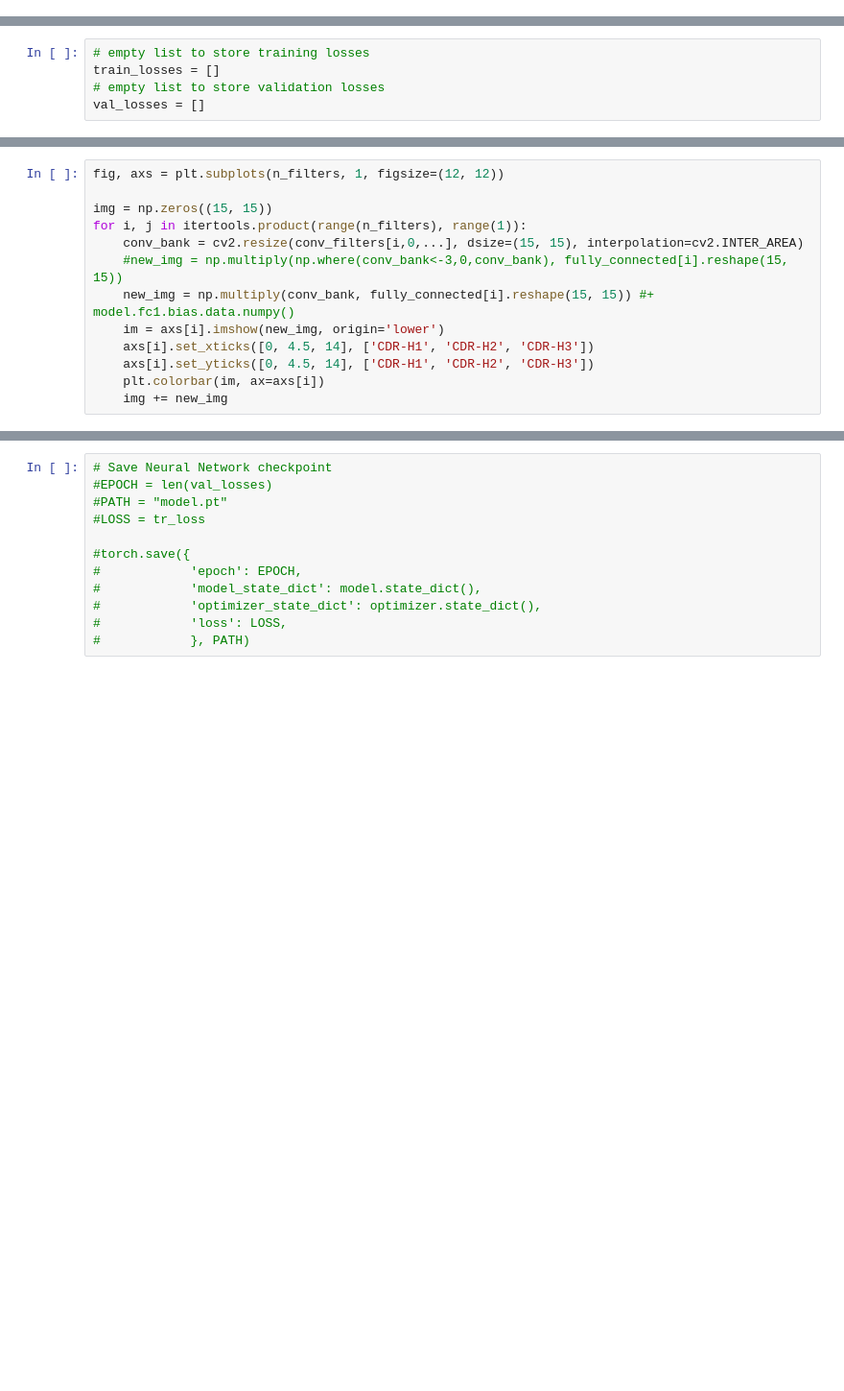
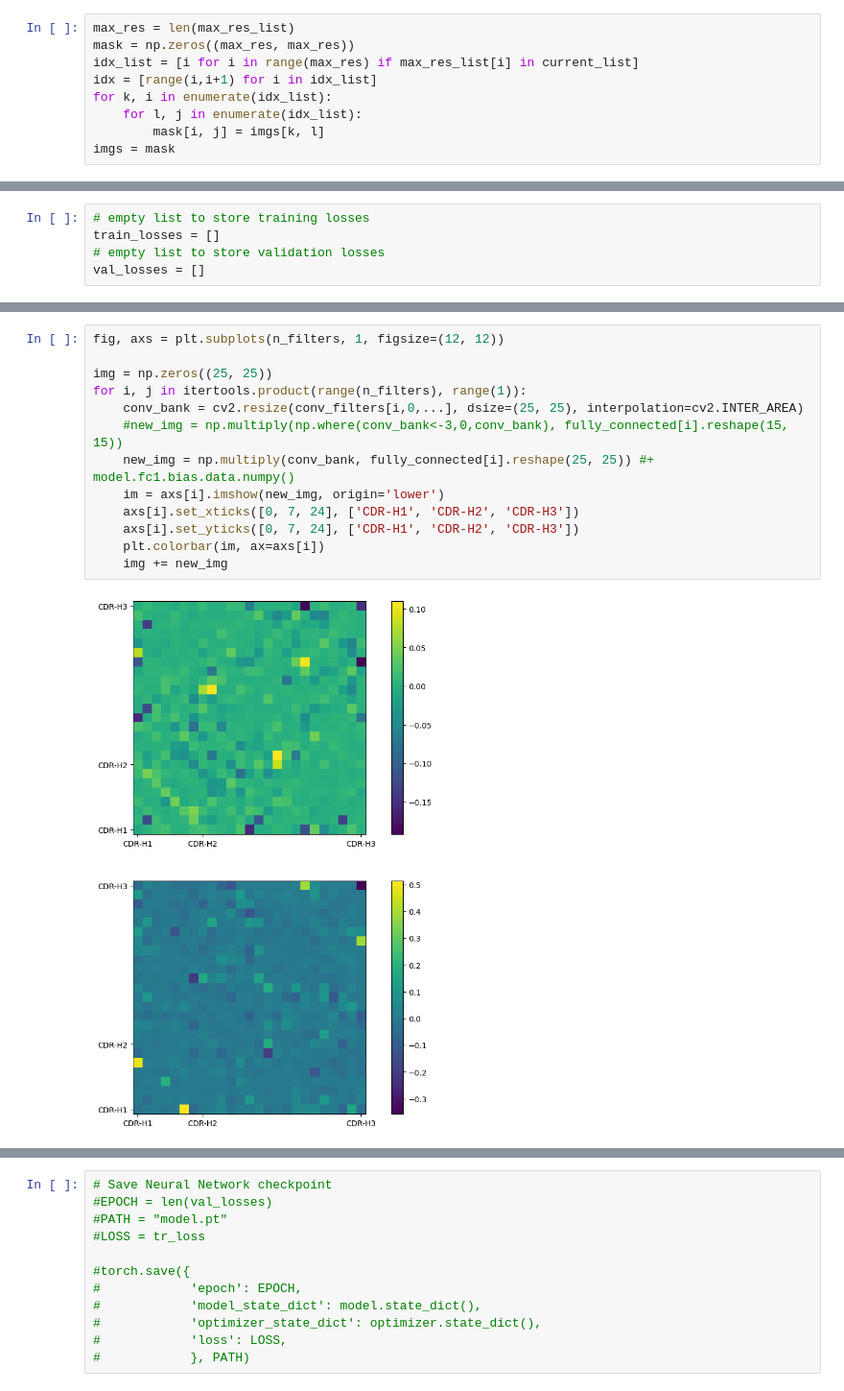
Before and after one commit to kevinmicha/ANTIPASTI, a Jupyter notebook: NMA CNN.ipynb, the cells around one changed output, grey strips where cells are left out. Shown at 96% size. Drawn from its saved outputs; the diff is of its cells as text; blank space fills up the shorter version.

```diff
--- a/NMA CNN.ipynb
+++ b/NMA CNN.ipynb
@@ -198,0 +215,9 @@ The longest chain has 120 residues, while the shortest has 44
+# %%
+max_res = len(max_res_list)
+mask = np.zeros((max_res, max_res))
+idx_list = [i for i in range(max_res) if max_res_list[i] in current_list]
+idx = [range(i,i+1) for i in idx_list]
+for k, i in enumerate(idx_list):
+    for l, j in enumerate(idx_list):
+        mask[i, j] = imgs[k, l]
+imgs = mask
@@ -446,16 +595,18 @@ plt.colorbar()
 # %%
 fig, axs = plt.subplots(n_filters, 1, figsize=(12, 12))
 
-img = np.zeros((15, 15))
+img = np.zeros((25, 25))
 for i, j in itertools.product(range(n_filters), range(1)):
-    conv_bank = cv2.resize(conv_filters[i,0,...], dsize=(15, 15), interpolation=cv2.INTER_AREA)
+    conv_bank = cv2.resize(conv_filters[i,0,...], dsize=(25, 25), interpolation=cv2.INTER_AREA)
     #new_img = np.multiply(np.where(conv_bank<-3,0,conv_bank), fully_connected[i].reshape(15, 15))
-    new_img = np.multiply(conv_bank, fully_connected[i].reshape(15, 15)) #+ model.fc1.bias.data.numpy()
+    new_img = np.multiply(conv_bank, fully_connected[i].reshape(25, 25)) #+ model.fc1.bias.data.numpy()
     im = axs[i].imshow(new_img, origin='lower')
-    axs[i].set_xticks([0, 4.5, 14], ['CDR-H1', 'CDR-H2', 'CDR-H3'])
-    axs[i].set_yticks([0, 4.5, 14], ['CDR-H1', 'CDR-H2', 'CDR-H3'])
+    axs[i].set_xticks([0, 7, 24], ['CDR-H1', 'CDR-H2', 'CDR-H3'])
+    axs[i].set_yticks([0, 7, 24], ['CDR-H1', 'CDR-H2', 'CDR-H3'])
     plt.colorbar(im, ax=axs[i])
     img += new_img
+# %% [output]
+[figure, added]
 # %%
 #blue = "need blue in dccm"
 #yellow = "need red in dccm"
```
Also changed, not shown: parts of 62 cells of this notebook.
